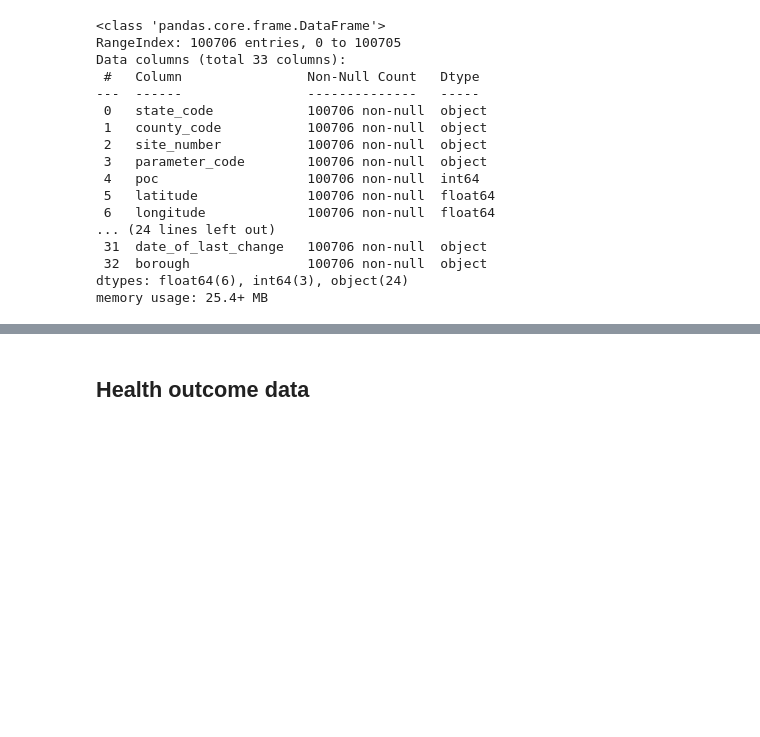
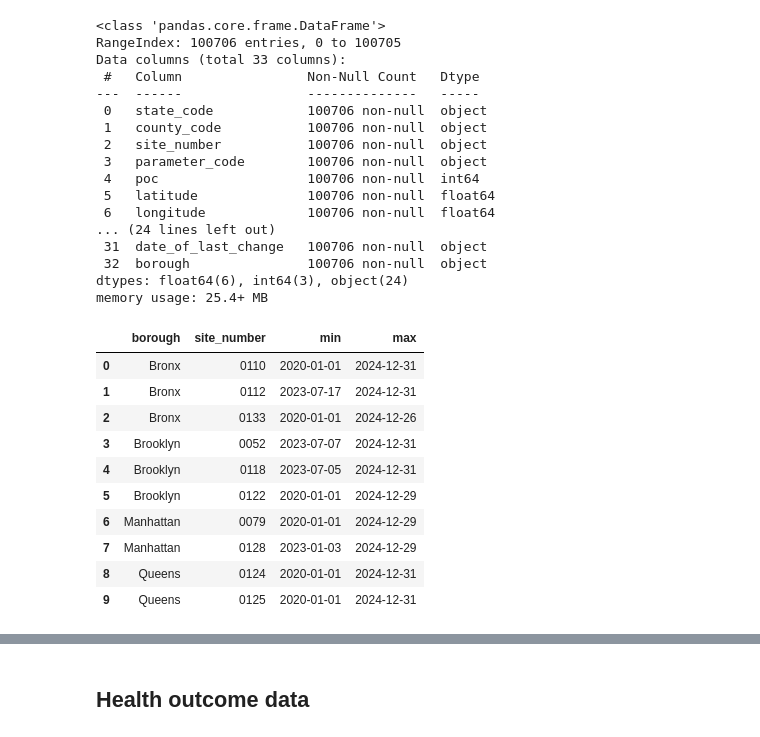
Before and after one commit to iherman10/aqi_geo_experiments, a Jupyter notebook: analysis.ipynb, the cells around one changed output, grey strips where cells are left out. Drawn from its saved outputs; the diff is of its cells as text; code cells hidden in the pictures; blank space fills up the shorter version.

```diff
--- a/analysis.ipynb
+++ b/analysis.ipynb
@@ -577,2 +557,26 @@ dail
 # %%
 # Check and clean daily site data
+
+# How many boroughs? 4
+daily_pm25_ny['borough'].nunique()
+
+# How much data for each site? More than 1k rows at the very least, we're fine
+daily_pm25_ny.groupby(['borough', 'site_number'])['aqi'].count().reset_index().sort_values(['borough', 'aqi'])
+
+# How many days of data for each site? Seems that many sites have partial data
+daily_pm25_ny.groupby(['borough', 'site_number'])['date_local'].nunique()/5
+
+# Check cutoff dates for each site. We still have coverage across all 5 years despite partial data.
+daily_pm25_ny.groupby(['borough', 'site_number'])['date_local'].agg(['min', 'max']).reset_index().sort_values('borough')
+# %% [output]
+|  | borough | site_number | min | max |
+| 0 | Bronx | 0110 | 2020-01-01 | 2024-12-31 |
+| 1 | Bronx | 0112 | 2023-07-17 | 2024-12-31 |
+| 2 | Bronx | 0133 | 2020-01-01 | 2024-12-26 |
+| 3 | Brooklyn | 0052 | 2023-07-07 | 2024-12-31 |
+| 4 | Brooklyn | 0118 | 2023-07-05 | 2024-12-31 |
+| 5 | Brooklyn | 0122 | 2020-01-01 | 2024-12-29 |
+| 6 | Manhattan | 0079 | 2020-01-01 | 2024-12-29 |
+| 7 | Manhattan | 0128 | 2023-01-03 | 2024-12-29 |
+| 8 | Queens | 0124 | 2020-01-01 | 2024-12-31 |
+| 9 | Queens | 0125 | 2020-01-01 | 2024-12-31 |
```
Also changed, not shown: parts of 5 cells of this notebook.
